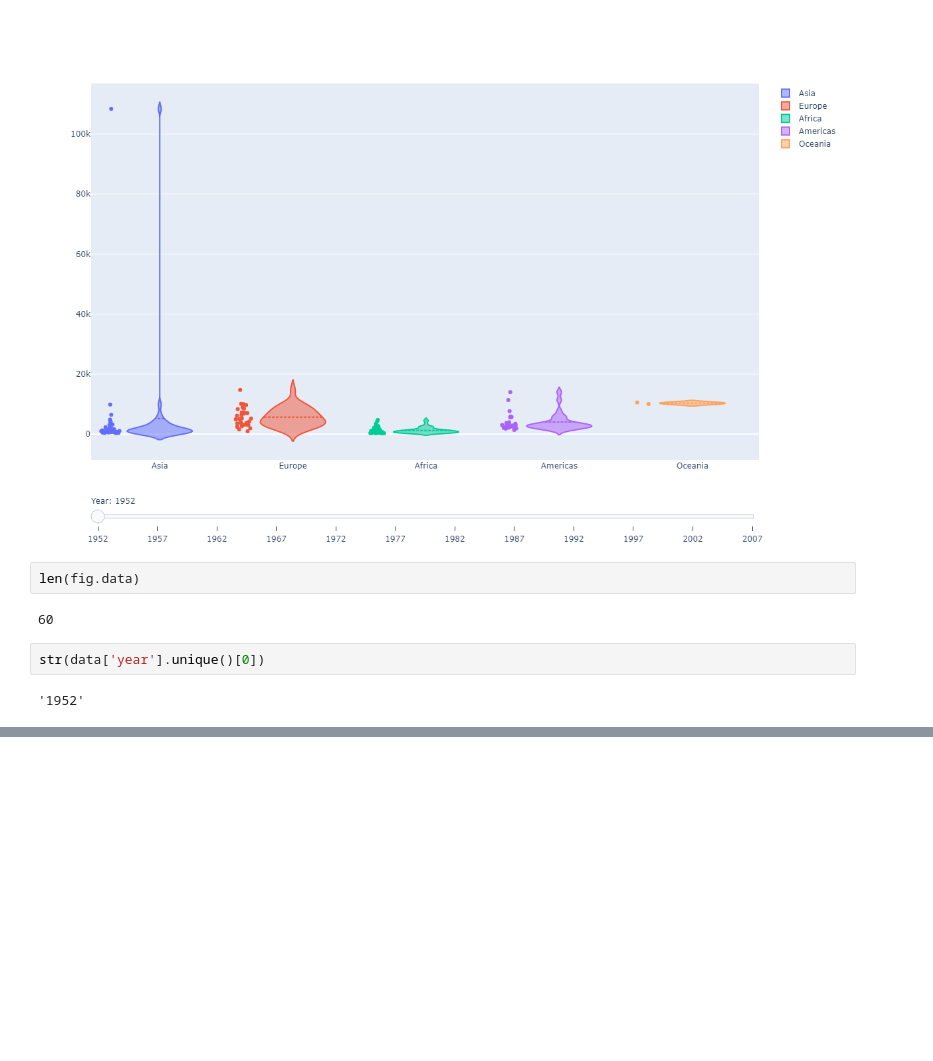
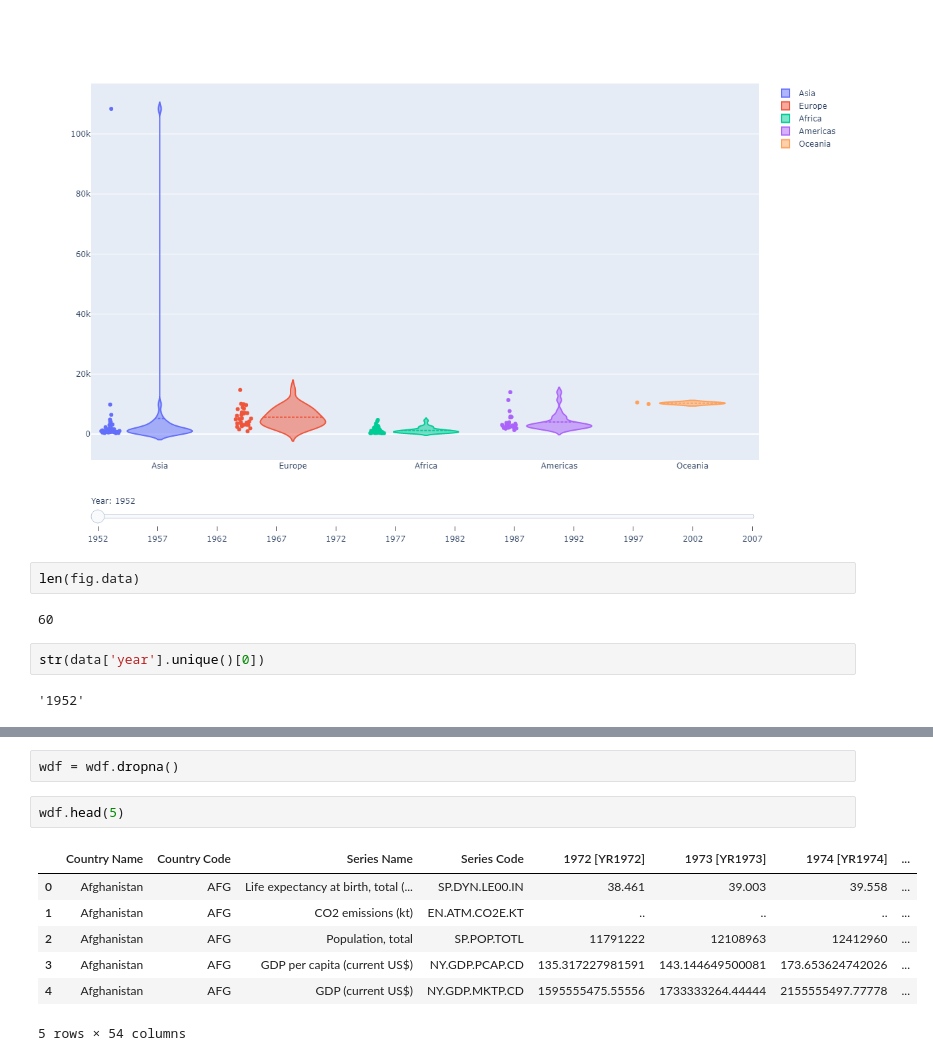
Before and after one commit to dastbek/Lesson-Note, a Jupyter notebook: Stats/distribution-interpretation.ipynb, the cells around one changed output, grey strips where cells are left out. Drawn from its saved outputs; the diff is of its cells as text; blank space fills up the shorter version.

```diff
--- a/Stats/distribution-interpretation.ipynb
+++ b/Stats/distribution-interpretation.ipynb
@@ -103,0 +120,12 @@ str(data['year'].unique()[0])
+# %%
+wdf = wdf.dropna()
+# %%
+wdf.head(5)
+# %% [output]
+|  | Country Name | Country Code | Series Name | Series Code | 1972 [YR1972] | 1973 [YR1973] | 1974 [YR1974] | ... |
+| 0 | Afghanistan | AFG | Life expectancy at birth, total (... | SP.DYN.LE00.IN | 38.461 | 39.003 | 39.558 | ... |
+| 1 | Afghanistan | AFG | CO2 emissions (kt) | EN.ATM.CO2E.KT | .. | .. | .. | ... |
+| 2 | Afghanistan | AFG | Population, total | SP.POP.TOTL | 11791222 | 12108963 | 12412960 | ... |
+| 3 | Afghanistan | AFG | GDP per capita (current US$) | NY.GDP.PCAP.CD | 135.317227981591 | 143.144649500081 | 173.653624742026 | ... |
+| 4 | Afghanistan | AFG | GDP (current US$) | NY.GDP.MKTP.CD | 1595555475.55556 | 1733333264.44444 | 2155555497.77778 | ... |
+5 rows × 54 columns
```
Also changed, not shown: parts of 16 cells of this notebook, 10 other files.
